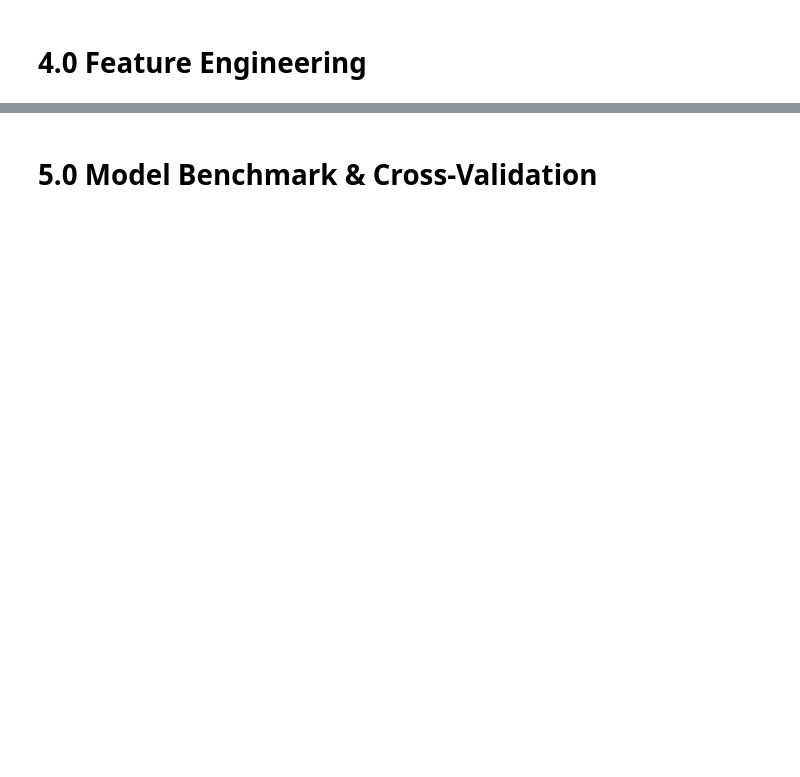
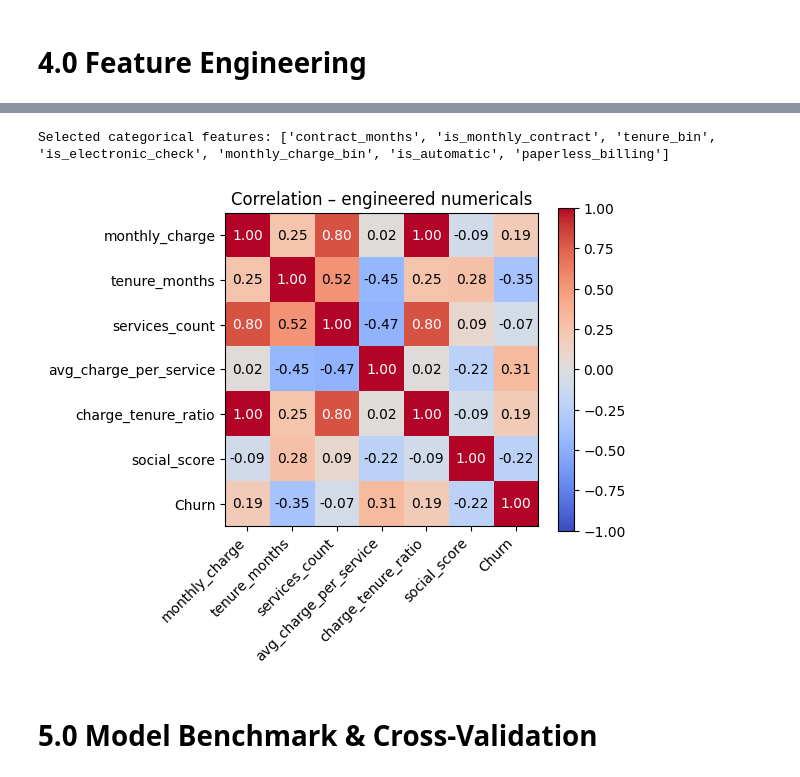
Before and after one commit to sidneipj1/telco_churn_case, a Jupyter notebook: notebooks/00_exploration_telco_churn_case.ipynb, the cells around one changed output, grey strips where cells are left out. Drawn from its saved outputs; the diff is of its cells as text; code cells hidden in the pictures; blank space fills up the shorter version.

```diff
--- a/notebooks/00_exploration_telco_churn_case.ipynb
+++ b/notebooks/00_exploration_telco_churn_case.ipynb
@@ -495,2 +951,15 @@ plot_correlation_matrix(df, cols=["tenure", "MonthlyCharges", "TotalCharges", "C
+# %%
+selected_cat = cat_summary.loc[cat_summary.decision == "keep", "feature"].tolist()
+print("\nSelected categorical features:", selected_cat)
+# %% [output]
+Selected categorical features: ['contract_months', 'is_monthly_contract', 'tenure_bin', 'is_electronic_check', 'monthly_charge_bin', 'is_automatic', 'paperless_billing']
+# %%
+plot_correlation_matrix(
+    df_features,
+    cols=NUM_COLS_NEW + ["Churn"],
+    title="Correlation – engineered numericals"
+)
+# %% [output]
+[figure, added]
 # %% [markdown]
 # 5.0 Model Benchmark & Cross-Validation
```
Also changed, not shown: parts of 18 cells of this notebook, 5 other files.
